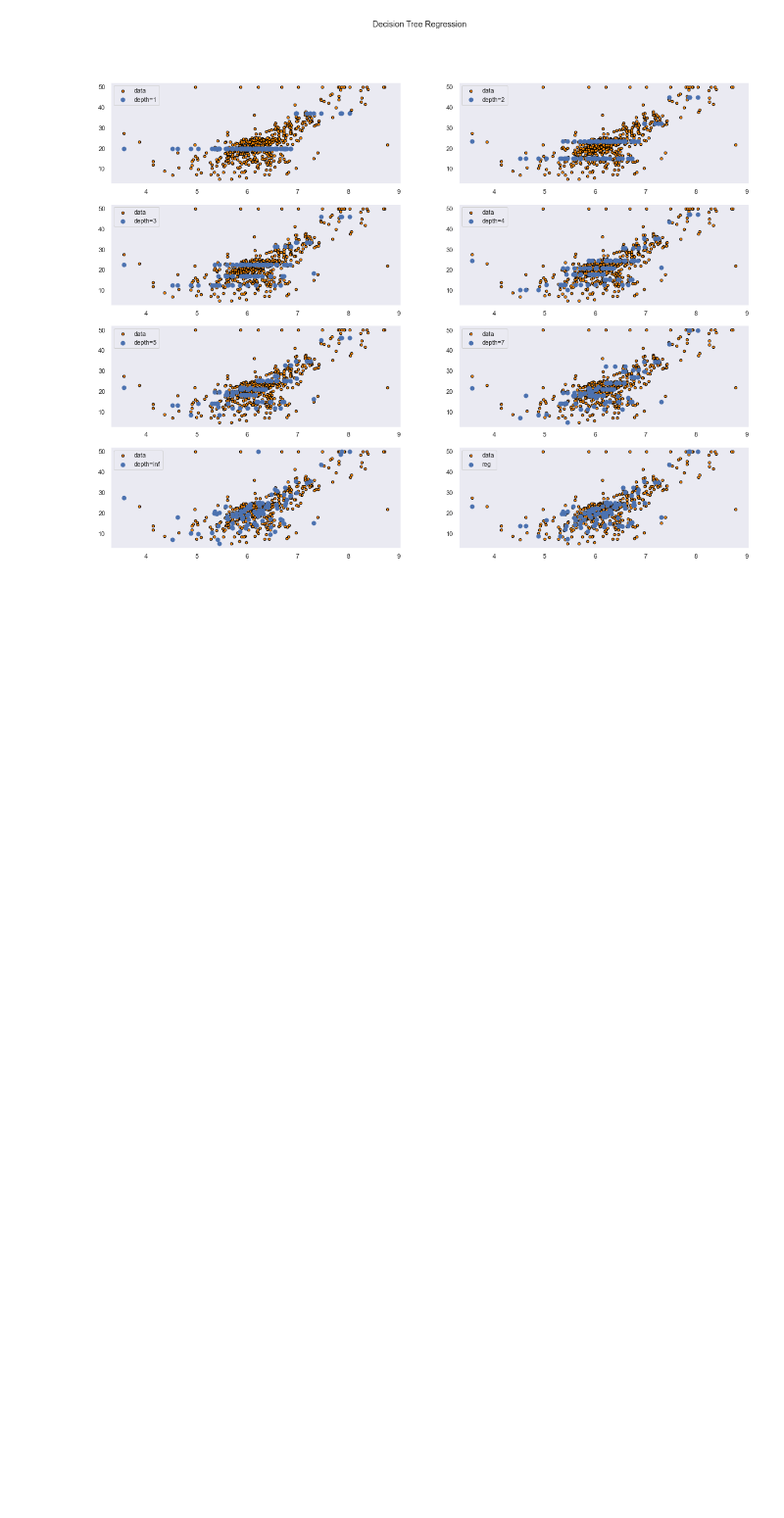
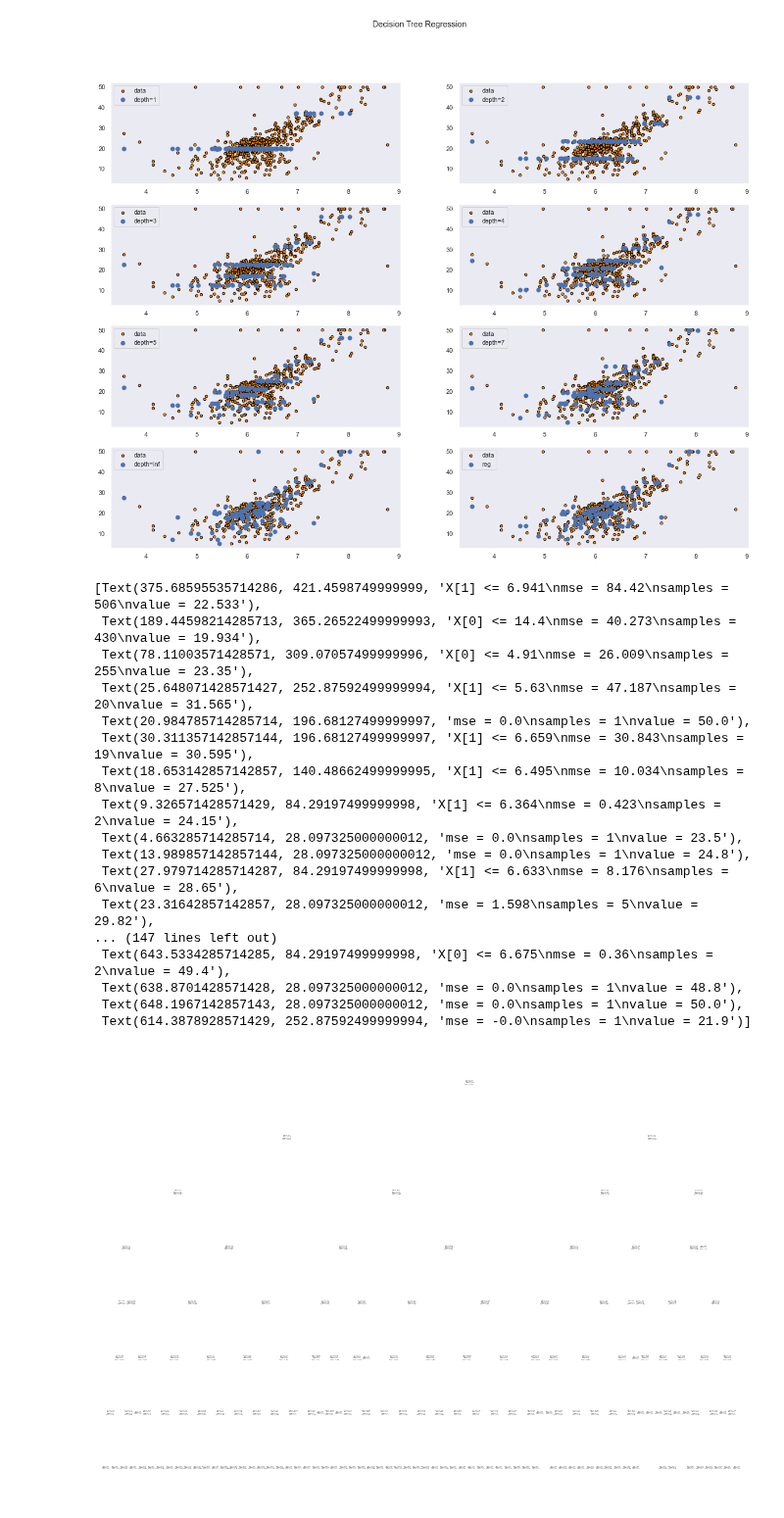
Before and after one commit to IvanAniskavets/Python_2.0, a Jupyter notebook: Machine_Learning/HW_lecture_8.ipynb, the cells around one changed output. Shown at 98% size. Cells and saved outputs as stored; diff of their text form; code cells hidden in the pictures; blank space fills up the shorter version.

```diff
--- a/Machine_Learning/HW_lecture_8.ipynb
+++ b/Machine_Learning/HW_lecture_8.ipynb
@@ -230,3 +230,24 @@ fig.suptitle("Decision Tree Regression")
 plt.show()
 # %% [output]
 [figure]
+# %%
+tree.plot_tree(tree_reg)
+# %% [output]
+[Text(375.68595535714286, 421.4598749999999, 'X[1] <= 6.941\nmse = 84.42\nsamples = 506\nvalue = 22.533'),
+ Text(189.44598214285713, 365.26522499999993, 'X[0] <= 14.4\nmse = 40.273\nsamples = 430\nvalue = 19.934'),
+ Text(78.11003571428571, 309.07057499999996, 'X[0] <= 4.91\nmse = 26.009\nsamples = 255\nvalue = 23.35'),
+ Text(25.648071428571427, 252.87592499999994, 'X[1] <= 5.63\nmse = 47.187\nsamples = 20\nvalue = 31.565'),
+ Text(20.984785714285714, 196.68127499999997, 'mse = 0.0\nsamples = 1\nvalue = 50.0'),
+ Text(30.311357142857144, 196.68127499999997, 'X[1] <= 6.659\nmse = 30.843\nsamples = 19\nvalue = 30.595'),
+ Text(18.653142857142857, 140.48662499999995, 'X[1] <= 6.495\nmse = 10.034\nsamples = 8\nvalue = 27.525'),
+ Text(9.326571428571429, 84.29197499999998, 'X[1] <= 6.364\nmse = 0.423\nsamples = 2\nvalue = 24.15'),
+ Text(4.663285714285714, 28.097325000000012, 'mse = 0.0\nsamples = 1\nvalue = 23.5'),
+ Text(13.989857142857144, 28.097325000000012, 'mse = 0.0\nsamples = 1\nvalue = 24.8'),
+ Text(27.979714285714287, 84.29197499999998, 'X[1] <= 6.633\nmse = 8.176\nsamples = 6\nvalue = 28.65'),
+ Text(23.31642857142857, 28.097325000000012, 'mse = 1.598\nsamples = 5\nvalue = 29.82'),
+... (147 lines left out)
+ Text(643.5334285714285, 84.29197499999998, 'X[0] <= 6.675\nmse = 0.36\nsamples = 2\nvalue = 49.4'),
+ Text(638.8701428571428, 28.097325000000012, 'mse = 0.0\nsamples = 1\nvalue = 48.8'),
+ Text(648.1967142857143, 28.097325000000012, 'mse = 0.0\nsamples = 1\nvalue = 50.0'),
+ Text(614.3878928571429, 252.87592499999994, 'mse = -0.0\nsamples = 1\nvalue = 21.9')]
+[figure, added]
```
